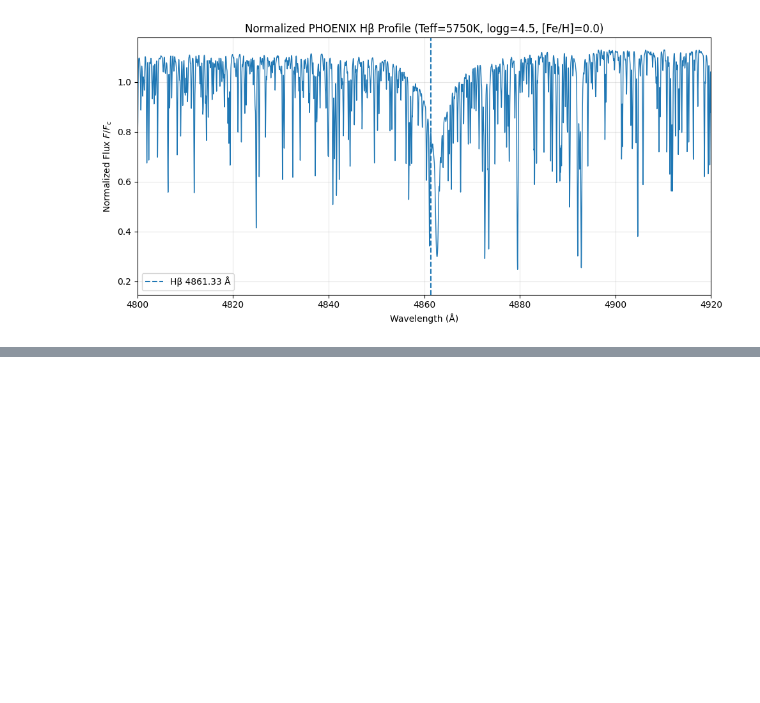
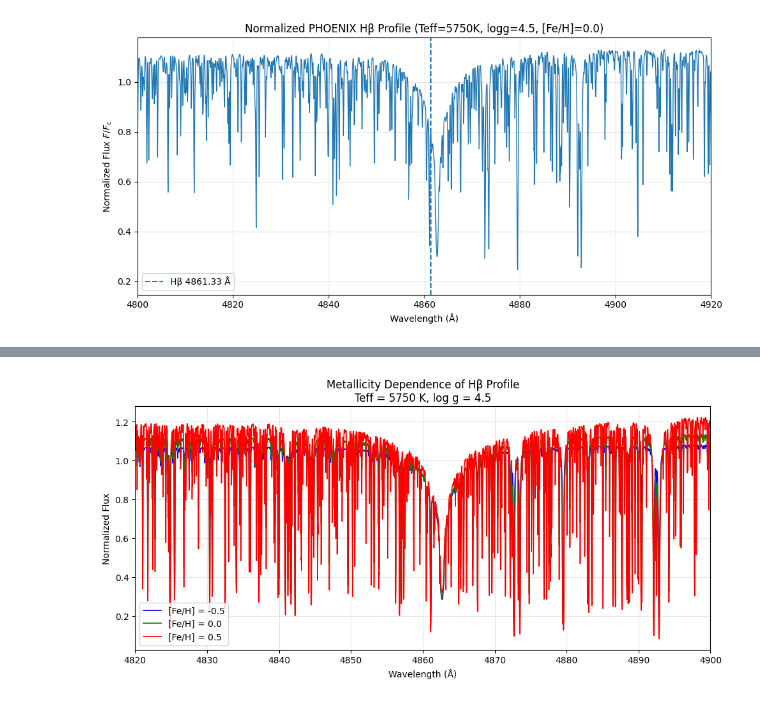
Before and after one commit to fardinabdullah/AST402_MidTerm_Project, a Jupyter notebook: notebooks/04.phoenix-grid-final.ipynb, the cells around one changed output, grey strips where cells are left out. Cells and saved outputs as stored; diff of their text form; code cells hidden in the pictures; blank space fills up the shorter version.

```diff
--- a/notebooks/04.phoenix-grid-final.ipynb
+++ b/notebooks/04.phoenix-grid-final.ipynb
@@ -1152,0 +1840,48 @@ plt.show()
+# %%
+# Step 19.5 — Plot metallicity comparison
+
+import matplotlib.pyplot as plt
+
+
+plt.figure(figsize=(10,5))
+
+
+colors = {
+    -0.5: "blue",
+     0.0: "green",
+     0.5: "red"
+}
+
+
+for feh in normalized_hbeta_metal:
+
+    plt.plot(
+        wave_hbeta_metal,
+        normalized_hbeta_metal[feh],
+        color=colors[feh],
+        linewidth=1.2,
+        label=f"[Fe/H] = {feh}"
+    )
+
+
+plt.xlabel("Wavelength (Å)")
+plt.ylabel("Normalized Flux")
+
+
+plt.title(
+    "Metallicity Dependence of Hβ Profile\n"
+    "Teff = 5750 K, log g = 4.5"
+)
+
+
+plt.legend()
+
+plt.grid(alpha=0.3)
+
+plt.xlim(4820,4900)
+
+plt.tight_layout()
+
+plt.show()
+# %% [output]
+[figure, added]
```
Also changed, not shown: parts of 34 cells of this notebook.
